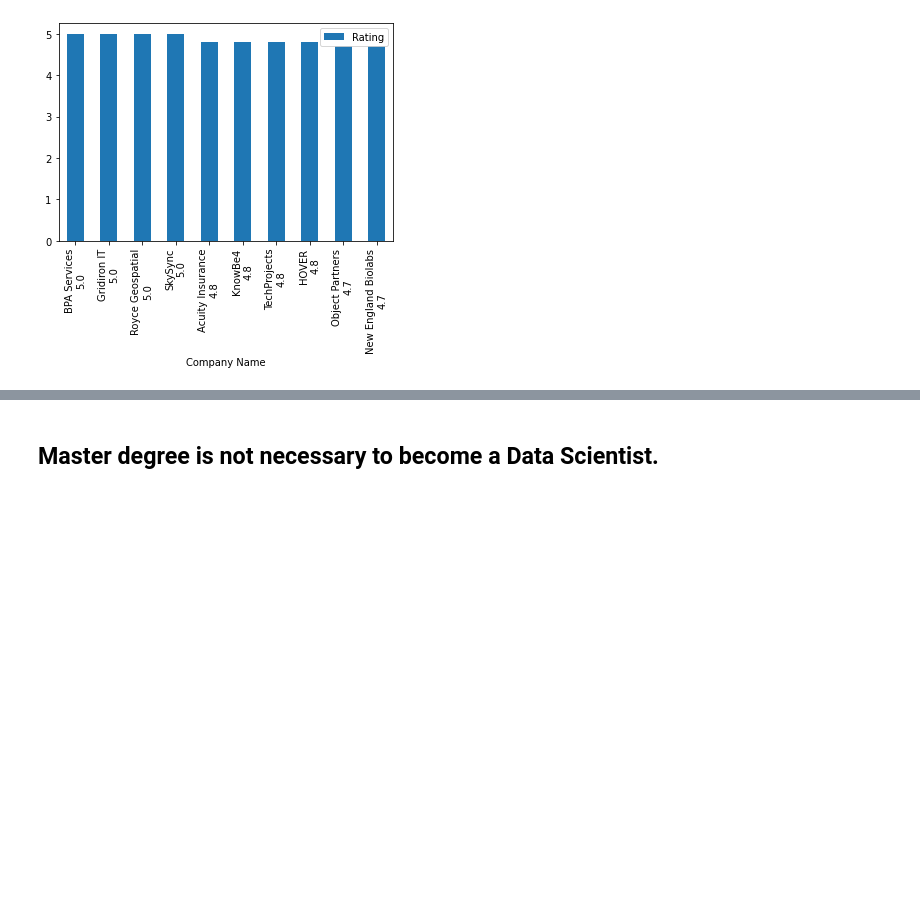
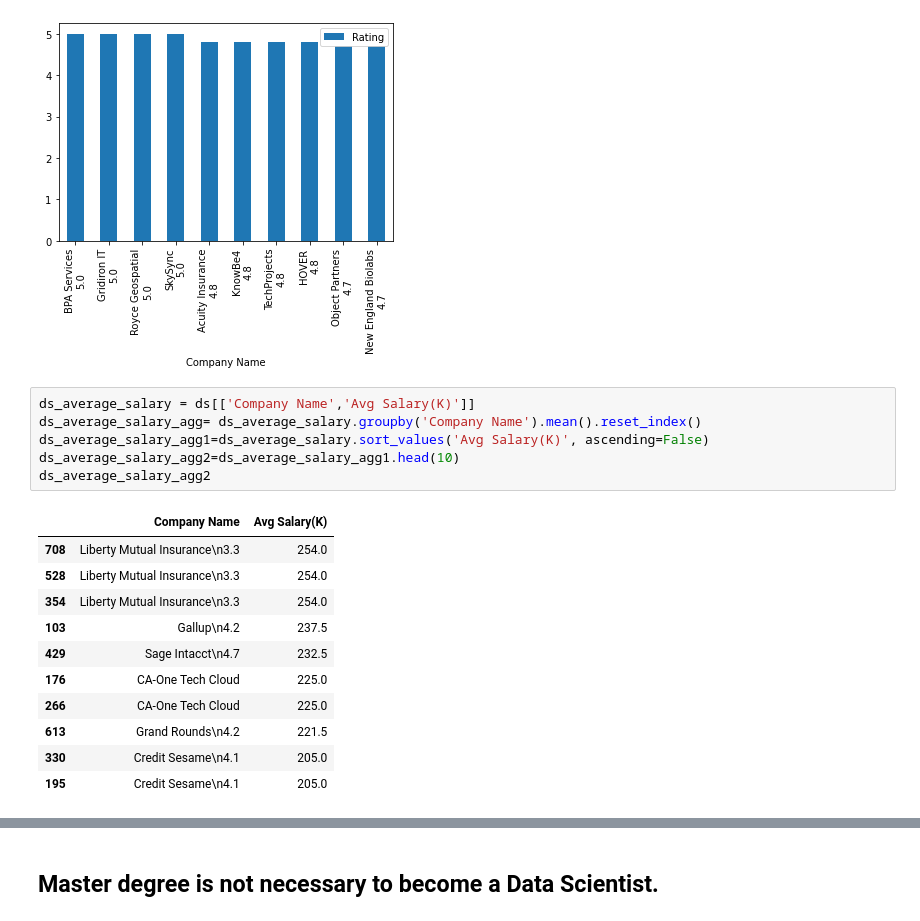
Before and after one commit to QiyuLiu21/L04, a Jupyter notebook: Data_Scientist_salary.ipynb, the cells around one changed output, grey strips where cells are left out. Saved outputs shown, nothing was run; the diff lists cells and outputs as text; blank space fills up the shorter version.

```diff
--- a/Data_Scientist_salary.ipynb
+++ b/Data_Scientist_salary.ipynb
@@ -66,3 +66,21 @@ ds_rating_agg2.plot(x='Company Name',y='Rating',kind = 'bar')
 # %% [output]
 <matplotlib.axes._subplots.AxesSubplot at 0x...>
 [figure]
+# %%
+ds_average_salary = ds[['Company Name','Avg Salary(K)']]
+ds_average_salary_agg= ds_average_salary.groupby('Company Name').mean().reset_index()
+ds_average_salary_agg1=ds_average_salary.sort_values('Avg Salary(K)', ascending=False)
+ds_average_salary_agg2=ds_average_salary_agg1.head(10)
+ds_average_salary_agg2
+# %% [output]
+|  | Company Name | Avg Salary(K) |
+| 708 | Liberty Mutual Insurance\n3.3 | 254.0 |
+| 528 | Liberty Mutual Insurance\n3.3 | 254.0 |
+| 354 | Liberty Mutual Insurance\n3.3 | 254.0 |
+| 103 | Gallup\n4.2 | 237.5 |
+| 429 | Sage Intacct\n4.7 | 232.5 |
+| 176 | CA-One Tech Cloud | 225.0 |
+| 266 | CA-One Tech Cloud | 225.0 |
+| 613 | Grand Rounds\n4.2 | 221.5 |
+| 330 | Credit Sesame\n4.1 | 205.0 |
+| 195 | Credit Sesame\n4.1 | 205.0 |
```
Also changed, not shown: parts of 3 cells of this notebook.
